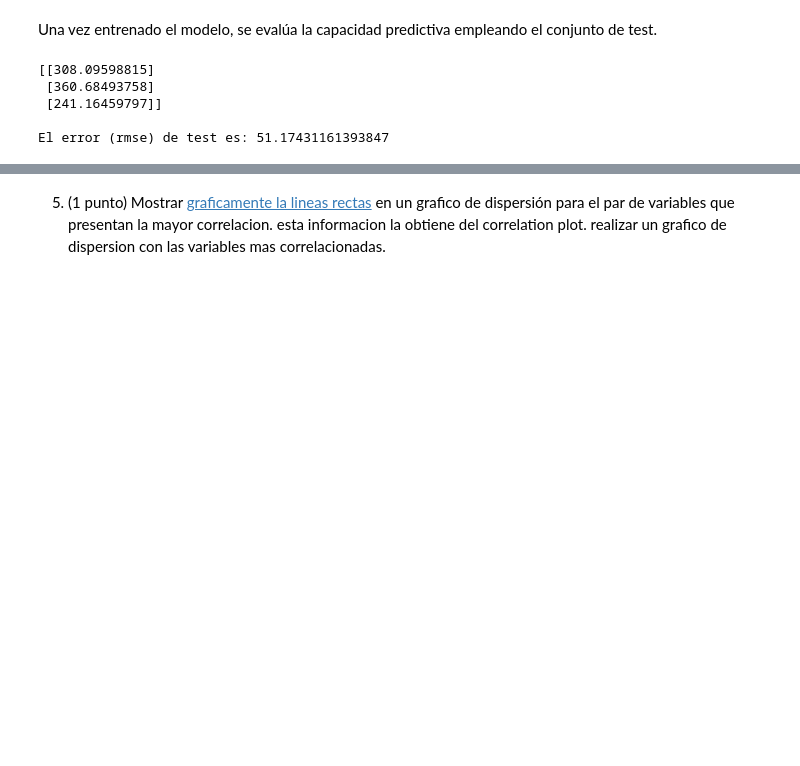
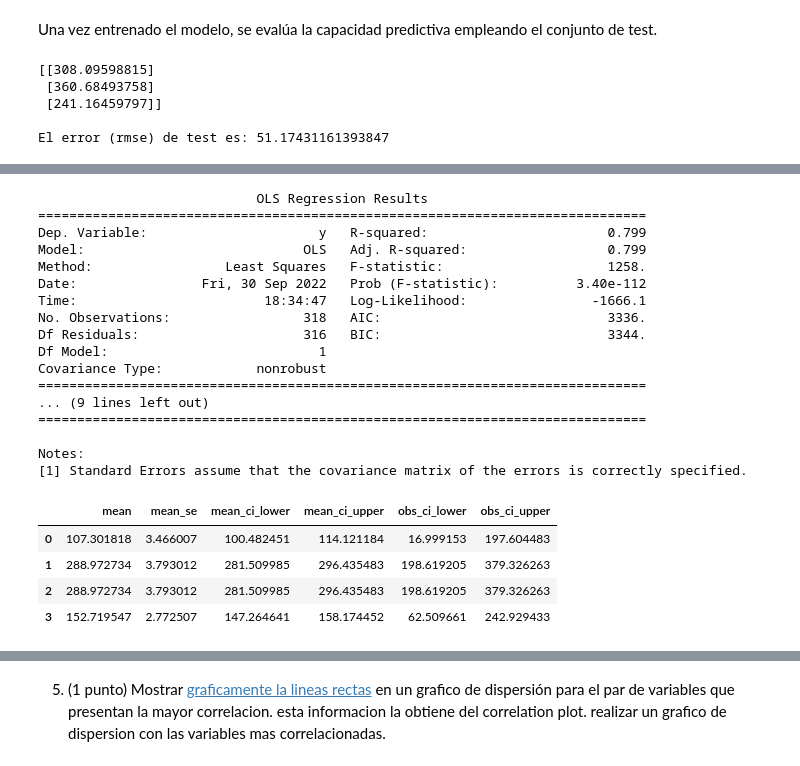
Before and after one commit to epereirasg/Curso-de-Machine-Learning, a Jupyter notebook: S07-Linear-Models/Tarea_regresion_lineal.ipynb, the cells around one changed output, grey strips where cells are left out. Saved outputs shown, nothing was run; the diff lists cells and outputs as text; code cells hidden in the pictures; blank space fills up the shorter version.

```diff
--- a/S07-Linear-Models/Tarea_regresion_lineal.ipynb
+++ b/S07-Linear-Models/Tarea_regresion_lineal.ipynb
@@ -205,0 +214,52 @@ El error (rmse) de test es: 51.17431161393847
+# %%
+# División de los datos en train y test
+# ==============================================================================
+X = mpg[['horsepower']]
+y = mpg['displacement']
+
+X_train, X_test, y_train, y_test = train_test_split(
+                                        X.values.reshape(-1,1),
+                                        y.values.reshape(-1,1),
+                                        train_size   = 0.8,
+                                        random_state = 1234,
+                                        shuffle      = True
+                                    )
+
+# Creación del modelo utilizando matrices como en scikitlearn
+# ==============================================================================
+# A la matriz de predictores se le tiene que añadir una columna de 1s para el intercept del modelo
+X_train = sm.add_constant(X_train, prepend=True)
+modelo = sm.OLS(endog=y_train, exog=X_train,)
+modelo = modelo.fit()
+print(modelo.summary())
+# Intervalos de confianza para los coeficientes del modelo
+# ==============================================================================
+modelo.conf_int(alpha=0.05)
+
+# Predicciones con intervalo de confianza del 95%
+# ==============================================================================
+predicciones = modelo.get_prediction(exog = X_train).summary_frame(alpha=0.05)
+predicciones.head(4)
+# %% [output]
+                            OLS Regression Results
+==============================================================================
+Dep. Variable:                      y   R-squared:                       0.799
+Model:                            OLS   Adj. R-squared:                  0.799
+Method:                 Least Squares   F-statistic:                     1258.
+Date:                Fri, 30 Sep 2022   Prob (F-statistic):          3.40e-112
+Time:                        18:34:47   Log-Likelihood:                -1666.1
+No. Observations:                 318   AIC:                             3336.
+Df Residuals:                     316   BIC:                             3344.
+Df Model:                           1
+Covariance Type:            nonrobust
+==============================================================================
+... (9 lines left out)
+==============================================================================
+
+Notes:
+[1] Standard Errors assume that the covariance matrix of the errors is correctly specified.
+|  | mean | mean_se | mean_ci_lower | mean_ci_upper | obs_ci_lower | obs_ci_upper |
+| 0 | 107.301818 | 3.466007 | 100.482451 | 114.121184 | 16.999153 | 197.604483 |
+| 1 | 288.972734 | 3.793012 | 281.509985 | 296.435483 | 198.619205 | 379.326263 |
+| 2 | 288.972734 | 3.793012 | 281.509985 | 296.435483 | 198.619205 | 379.326263 |
+| 3 | 152.719547 | 2.772507 | 147.264641 | 158.174452 | 62.509661 | 242.929433 |
```
Also changed, not shown: parts of 4 cells of this notebook.
